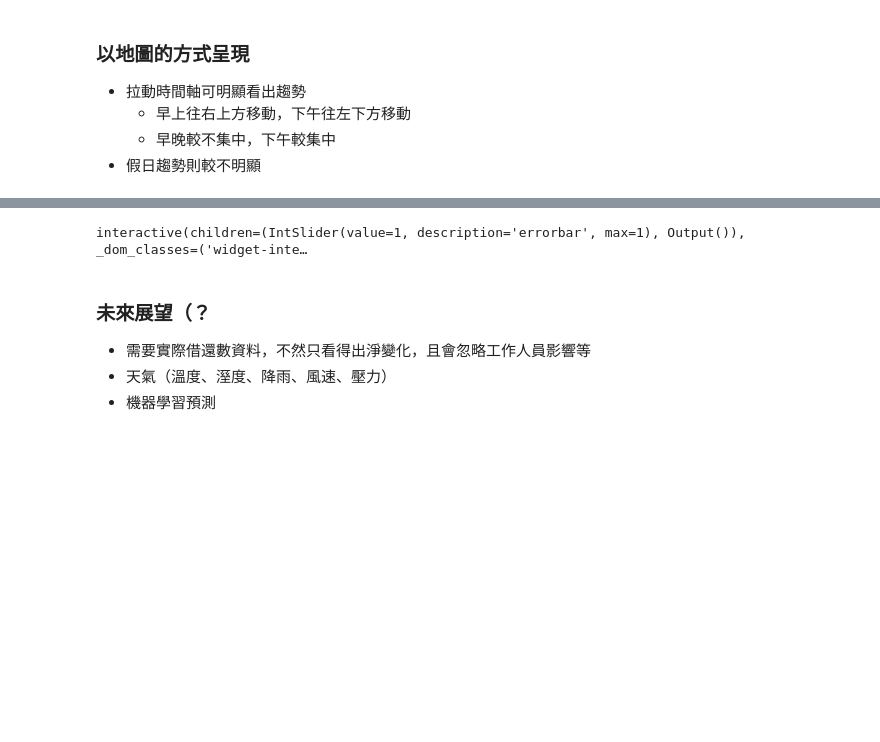
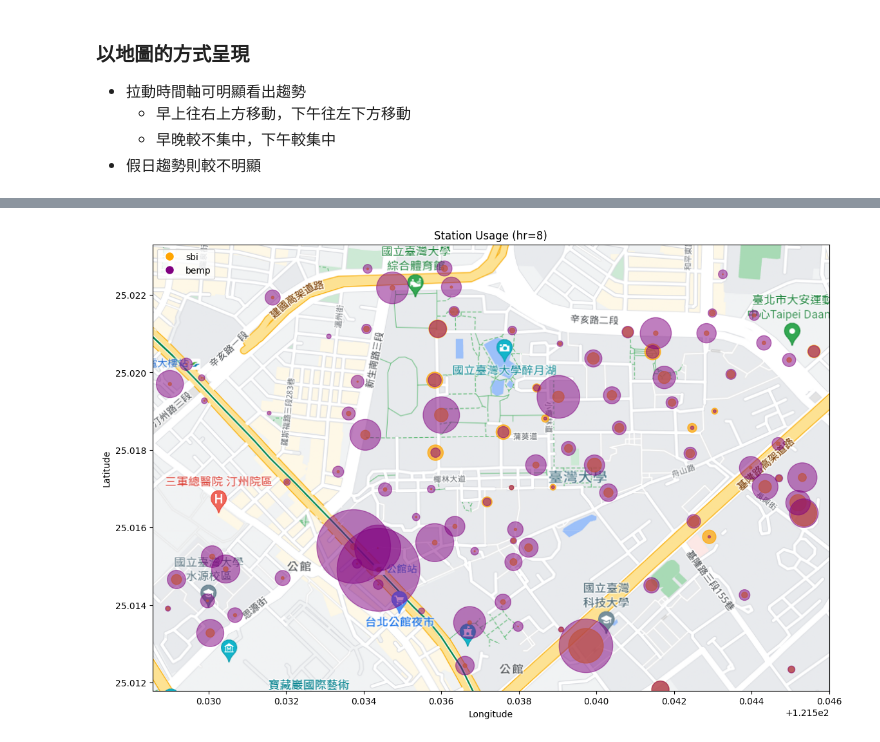
Before and after one commit to Joshua0209/youbike_analysis, a Jupyter notebook: main.ipynb, the cells around one changed output, grey strips where cells are left out. Saved outputs shown, nothing was run; the diff lists cells and outputs as text; code cells hidden in the pictures; blank space fills up the shorter version.

```diff
--- a/main.ipynb
+++ b/main.ipynb
@@ -116,21 +156,3 @@ interact(plot_sbi_demo);
     - 早上往右上方移動，下午往左下方移動
     - 早晚較不集中，下午較集中
 - 假日趨勢則較不明顯
-# %%
-def plot_distribution(hr):
-  fig, axes = plt.subplots()
-  # fig, axes = plt.subplots(1, 2)
-  df_temp = df[df['time'].dt.hour==hr].groupby(['sno']).mean().reset_index()[['sno','sbi%','sbi']]
-  df_temp = pd.merge(df_temp, demo, on='sno', how='inner')
-  df_temp.plot(kind='scatter',x='lng',y='lat',c='sbi%',s=40,colorbar=True,colormap='PuOr',vmin=0,vmax=1,title=f'Stations Occupied Percentage (hr={hr})',ax=axes,figsize=(16,9));
-  # df_temp.plot(kind='scatter',x='lng',y='lat',c='sbi%',s=40,colorbar=True,colormap='plasma_r',vmin=0,vmax=1,title=f'Stations Occupied Percentage (hr={hr})',ax=axes[0],figsize=(16,9));
-  axes.imshow(img, extent=[121.52855, 121.546, 25.011792, 25.023299])
-  # axes[0].imshow(img, extent=[121.52855, 121.546, 25.011792, 25.023299])
-  # df_temp.plot(kind='scatter', x='lng', y='lat', c='sbi', s=40, colorbar=True,colormap='plasma_r', vmin=0, vmax=40, title=f'Bikes in Stations (hr={hr})', ax=axes[1])
-  # axes[1].imshow(img, extent=[121.52855,121.546,25.011792,25.023299])
-  plt.savefig(f'outputs/{hr}.png')
-
-
-# for i in range(HOURMIN,HOURMAX+1):
-#   plot_distribution(i)
-interact(plot_distribution, hr=IntSlider(8,min=HOURMIN,max=HOURMAX,step=1));
@@ -139,19 +159,43 @@ interactive(children=(IntSlider(value=8, description='hr', max=23), Output()), _
-# %%
-def plot_center(errorbar=True):
-  df_temp = pd.merge(df, demo, on='sno', how='inner')
-  df_temp = pd.DataFrame(np.repeat(df_temp[['time', 'lat', 'lng']].to_numpy(), df_temp['sbi'].to_numpy(), axis=0), columns=['time_renamed', 'lat', 'lng']) \
-      .groupby(df['time'].dt.hour).mean().reset_index()
-  fig,ax = plt.subplots()
-  if errorbar == True:
-    df_temp.plot(kind='scatter',x='lng',y='lat',c='time',s=40,colormap='twilight',figsize=(24,7),ax=ax,title=f'Center of Bikes',yerr=df_temp.std()['lat'],xerr=df_temp.std()['lng']);
-  else:
-    df_temp.plot(kind='scatter',x='lng',y='lat',c='time',s=40,colormap='twilight',figsize=(24,7),ax=ax,title=f'Center of Bikes');
-  ax.imshow(img, extent=[121.52855,121.546, 25.011792,25.023299]);
-interact(plot_center,errorbar=IntSlider(1,min=0,max=1,step=1));
-# %% [output]
-interactive(children=(IntSlider(value=1, description='errorbar', max=1), Output()), _dom_classes=('widget-inte…
-# %% [markdown]
-### 未來展望（？
-- 需要實際借還數資料，不然只看得出淨變化，且會忽略工作人員影響等
-- 天氣（溫度、溼度、降雨、風速、壓力）
-- 機器學習預測
+# %%
+from matplotlib.lines import Line2D
+def plot_distribution(hr):
+    df_temp = df[df['time'].dt.hour == hr].groupby(['sno']).mean().reset_index()[
+        ['sno', 'sbi', 'bemp']]
+    df_temp = pd.merge(df_temp, demo, on='sno', how='inner')
+
+    fig, ax = plt.subplots(figsize=(16, 9))
+
+    xmin, xmax = 121.52855, 121.546
+    ymin, ymax = 25.011792, 25.023299
+    ax.imshow(img, extent=[xmin, xmax, ymin, ymax])
+
+    # Linear scaling factor for radius
+    scale = 1
+
+    # Calculate area (size) from radius proportional to value
+    sizes_sbi = (scale * df_temp['sbi'])**2
+    sizes_bemp = (scale * (df_temp['bemp']))**2
+
+    ax.scatter(df_temp['lng'], df_temp['lat'], s=sizes_sbi,
+               c='orange', alpha=0.7, label='sbi')
+    ax.scatter(df_temp['lng'], df_temp['lat'], s=sizes_bemp,
+               c='purple', alpha=0.5, label='bemp')
+
+    ax.set_xlabel('Longitude')
+    ax.set_ylabel('Latitude')
+    ax.set_title(f'Station Usage (hr={hr})')
+    legend_elements = [
+        Line2D([0], [0], marker='o', color='w', label='sbi', markerfacecolor='orange', markersize=10),
+        Line2D([0], [0], marker='o', color='w', label='bemp', markerfacecolor='purple', markersize=10),
+    ]
+    ax.legend(handles=legend_elements, loc='upper left')
+    # plt.savefig(f"outputs/{hr}.jpg", bbox_inches='tight')
+    plt.show()
+
+plot_distribution(8);
+# interact(plot_distribution, hr=IntSlider(
+#     8, min=HOURMIN, max=HOURMAX, step=1));
+# for i in range(24):
+#     plot_distribution(i)
+# %% [output]
+[figure, added]
```
Also changed, not shown: parts of 8 cells of this notebook, 52 other files.
